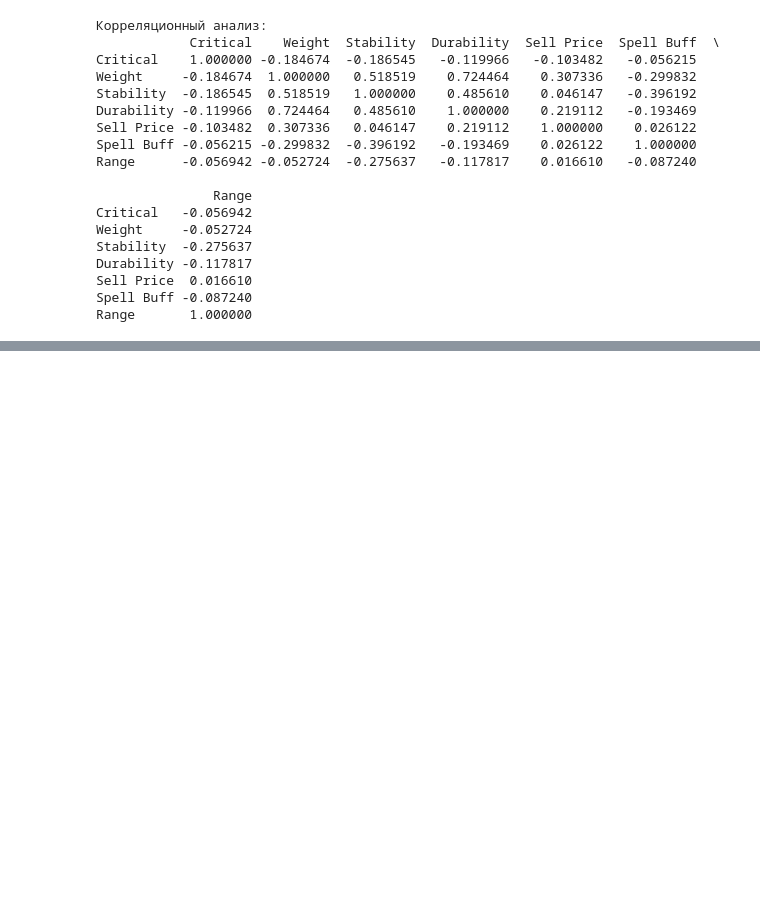
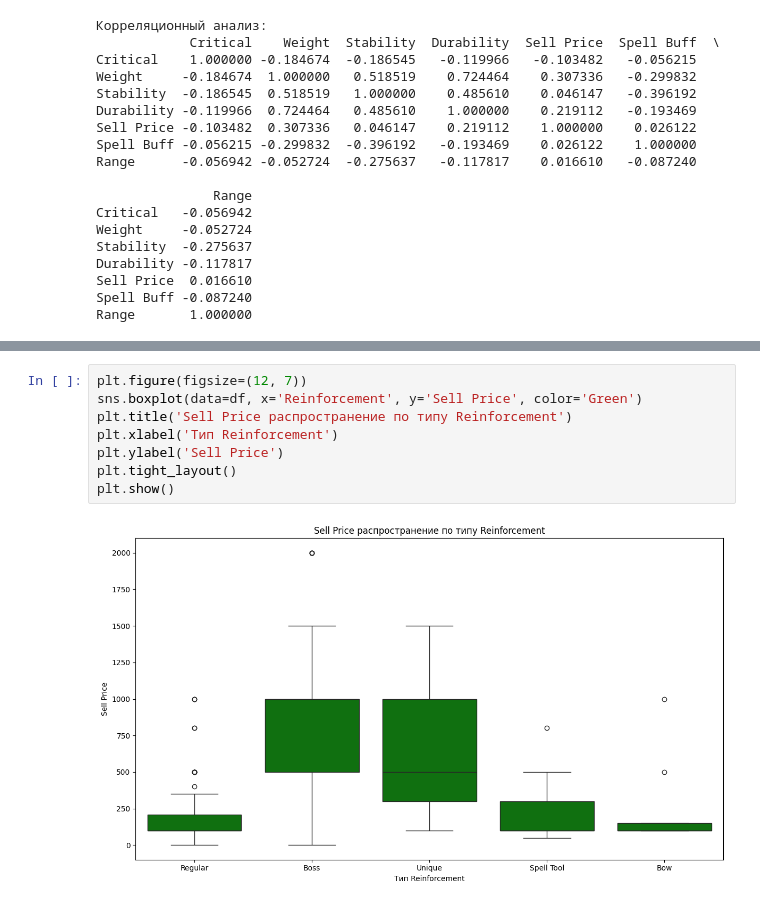
Before and after one commit to 4amp/dsproject, a Jupyter notebook: project.ipynb, the cells around one changed output, grey strips where cells are left out. Saved outputs shown, nothing was run; the diff lists cells and outputs as text; blank space fills up the shorter version.

```diff
--- a/project.ipynb
+++ b/project.ipynb
@@ -159,0 +198,10 @@ Range       1.000000
+# %%
+plt.figure(figsize=(12, 7))
+sns.boxplot(data=df, x='Reinforcement', y='Sell Price', color='Green')
+plt.title('Sell Price распространение по типу Reinforcement')
+plt.xlabel('Тип Reinforcement')
+plt.ylabel('Sell Price')
+plt.tight_layout()
+plt.show()
+# %% [output]
+[figure, added]
```
Also changed, not shown: parts of 5 cells of this notebook.
